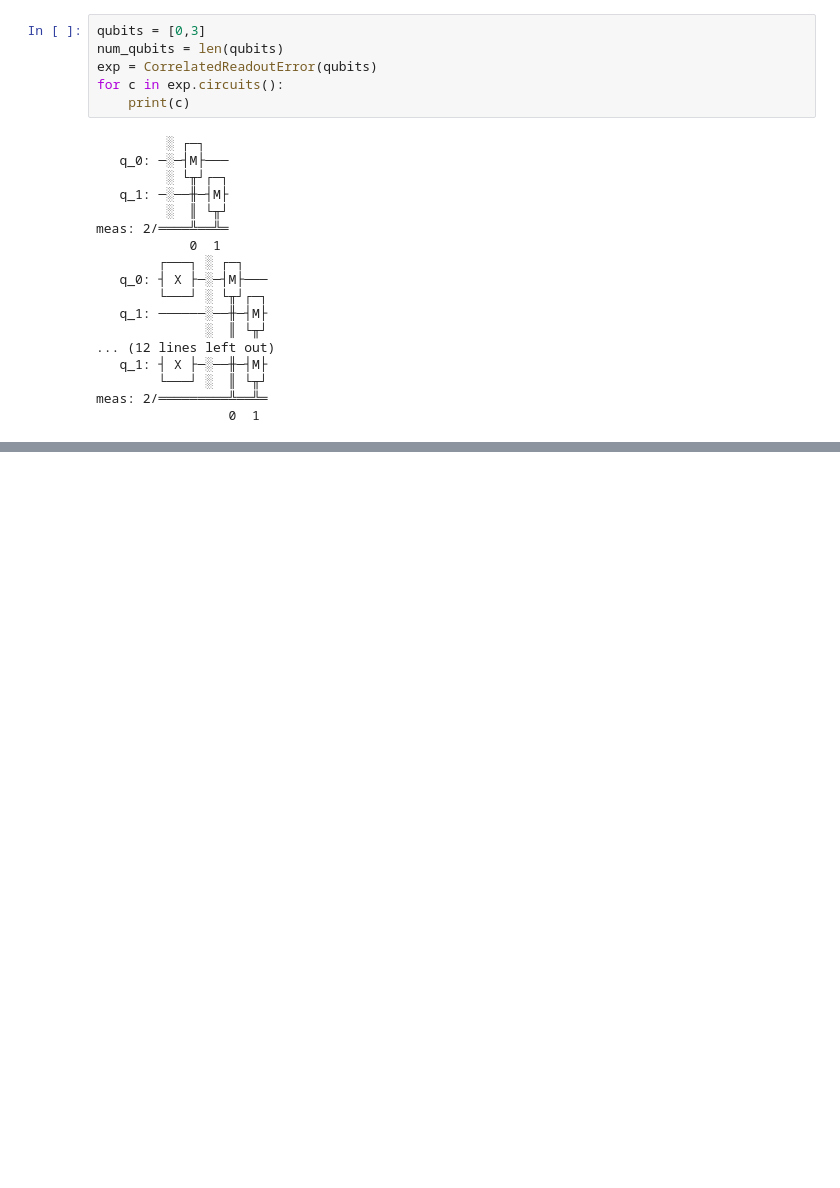
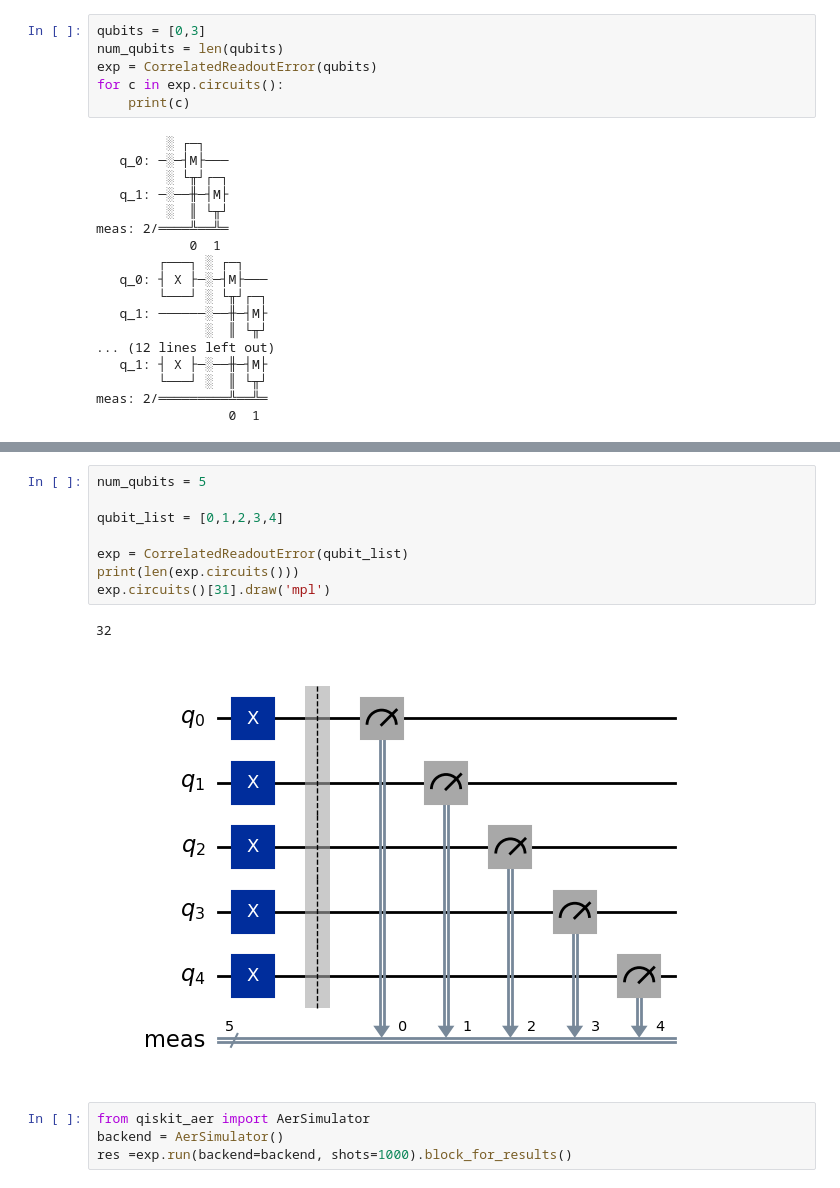
Before and after one commit to dipankardas011/Quantum-Coding, a Jupyter notebook: error-mitigation.ipynb, the cells around one changed output, grey strips where cells are left out. Drawn from its saved outputs; the diff is of its cells as text; blank space fills up the shorter version.

Commit message:
done with qiskit error mitigations
Signed-off-by: Dipankar Das <65275144+dipankardas011@users.noreply.github.com>

```diff
--- a/error-mitigation.ipynb
+++ b/error-mitigation.ipynb
@@ -569,0 +585,15 @@ meas: 2/═════════╩══╩═
+# %%
+num_qubits = 5
+
+qubit_list = [0,1,2,3,4]
+
+exp = CorrelatedReadoutError(qubit_list)
+print(len(exp.circuits()))
+exp.circuits()[31].draw('mpl')
+# %% [output]
+32
+[figure, added]
+# %%
+from qiskit_aer import AerSimulator
+backend = AerSimulator()
+res =exp.run(backend=backend, shots=1000).block_for_results()
```
Also changed, not shown: parts of 29 cells of this notebook, 4 other files.
